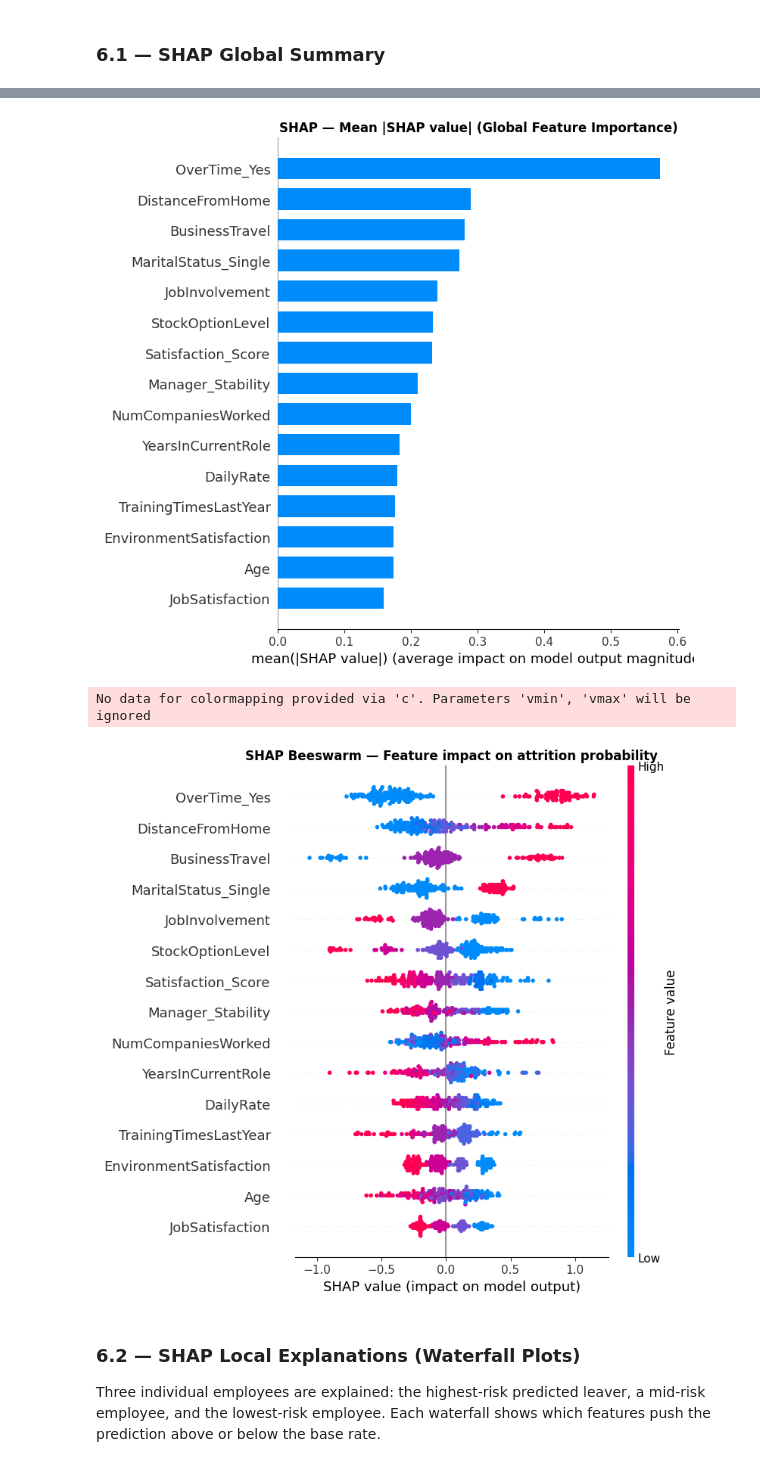
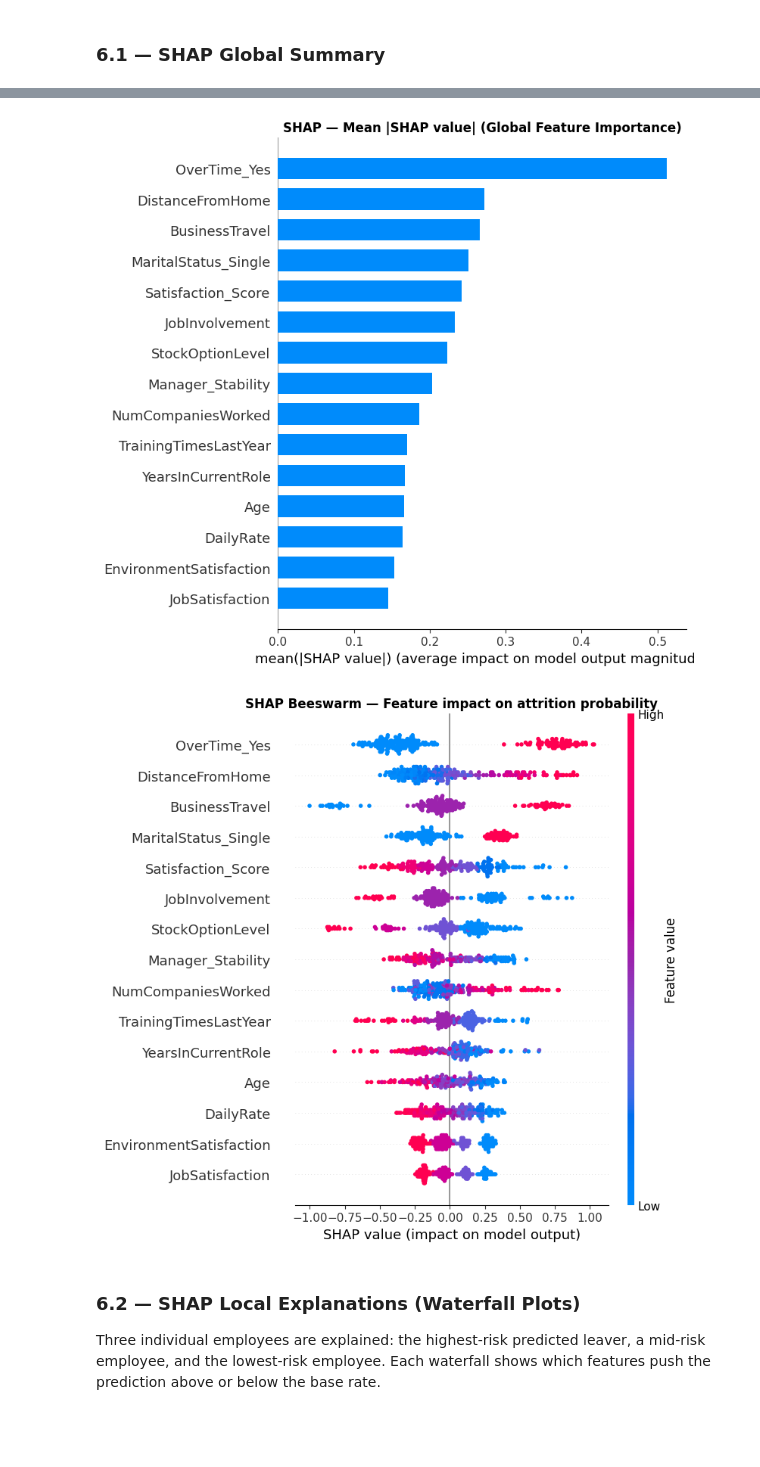
Before and after one commit to rimonshy/Employee-Churn-Prediction-System, a Jupyter notebook: notebook.ipynb, the cells around one changed output, grey strips where cells are left out. Saved outputs shown, nothing was run; the diff lists cells and outputs as text; code cells hidden in the pictures; blank space fills up the shorter version.

```diff
--- a/notebook.ipynb
+++ b/notebook.ipynb
@@ -1092,22 +1101,27 @@ We tune the two most promising models:
 # %% [markdown]
 #### Logistic Regression Tuning
 # %%
-from scipy.stats import loguniform, uniform, randint
-from sklearn.metrics import make_scorer
-
 f2_scorer = make_scorer(fbeta_score, beta=2, zero_division=0)
 
 lr_base = Pipeline([
     ('pre', make_preprocessor()),
-    ('clf', LogisticRegression(max_iter=2000, random_state=RANDOM_STATE, solver='saga'))
+    ('clf', LogisticRegression(max_iter=5000, random_state=RANDOM_STATE, solver='saga'))
 ])
 
-param_dist_lr = {
-    'clf__C':            loguniform(0.001, 100),
-    'clf__penalty':      ['l1', 'l2', 'elasticnet'],
-    'clf__l1_ratio':     uniform(0, 1),          # only active when penalty='elasticnet'
-    'clf__class_weight': ['balanced', {0:1, 1:2}, {0:1, 1:3}],
-}
+# Split into two dicts so l1_ratio is only sampled when penalty='elasticnet'
+param_dist_lr = [
+    {
+        'clf__C':            loguniform(0.001, 100),
+        'clf__penalty':      ['l1', 'l2'],
+        'clf__class_weight': ['balanced', {0:1, 1:2}, {0:1, 1:3}],
+    },
+    {
+        'clf__C':            loguniform(0.001, 100),
+        'clf__penalty':      ['elasticnet'],
+        'clf__l1_ratio':     uniform(0, 1),
+        'clf__class_weight': ['balanced', {0:1, 1:2}, {0:1, 1:3}],
+    },
+]
 
 search_lr = RandomizedSearchCV(
     lr_base, param_dist_lr,
@@ -1212,10 +1225,7 @@ We analyse the tuned Logistic Regression (winning model) using four complementar
 # %% [markdown]
 ### 6.1 — SHAP Global Summary
 # %%
-import shap
-shap.initjs()
-
-lr_tuned   = trained['LR (tuned)']
+lr_tuned   = trained["Logistic Regression (tuned)"]
 pre_fitted = lr_tuned.named_steps['pre']
 clf_fitted = lr_tuned.named_steps['clf']
 
@@ -1251,6 +1258,5 @@ The feature_perturbation option is now deprecated in favor of using the appropri
-[figure, old version]
+[figure, new version]
-No data for colormapping provided via 'c'. Parameters 'vmin', 'vmax' will be ignored
-[figure, old version]
+[figure, new version]
 # %% [markdown]
 ### 6.2 — SHAP Local Explanations (Waterfall Plots)
 
```
Also changed, not shown: parts of 21 cells of this notebook, 5 other files.
